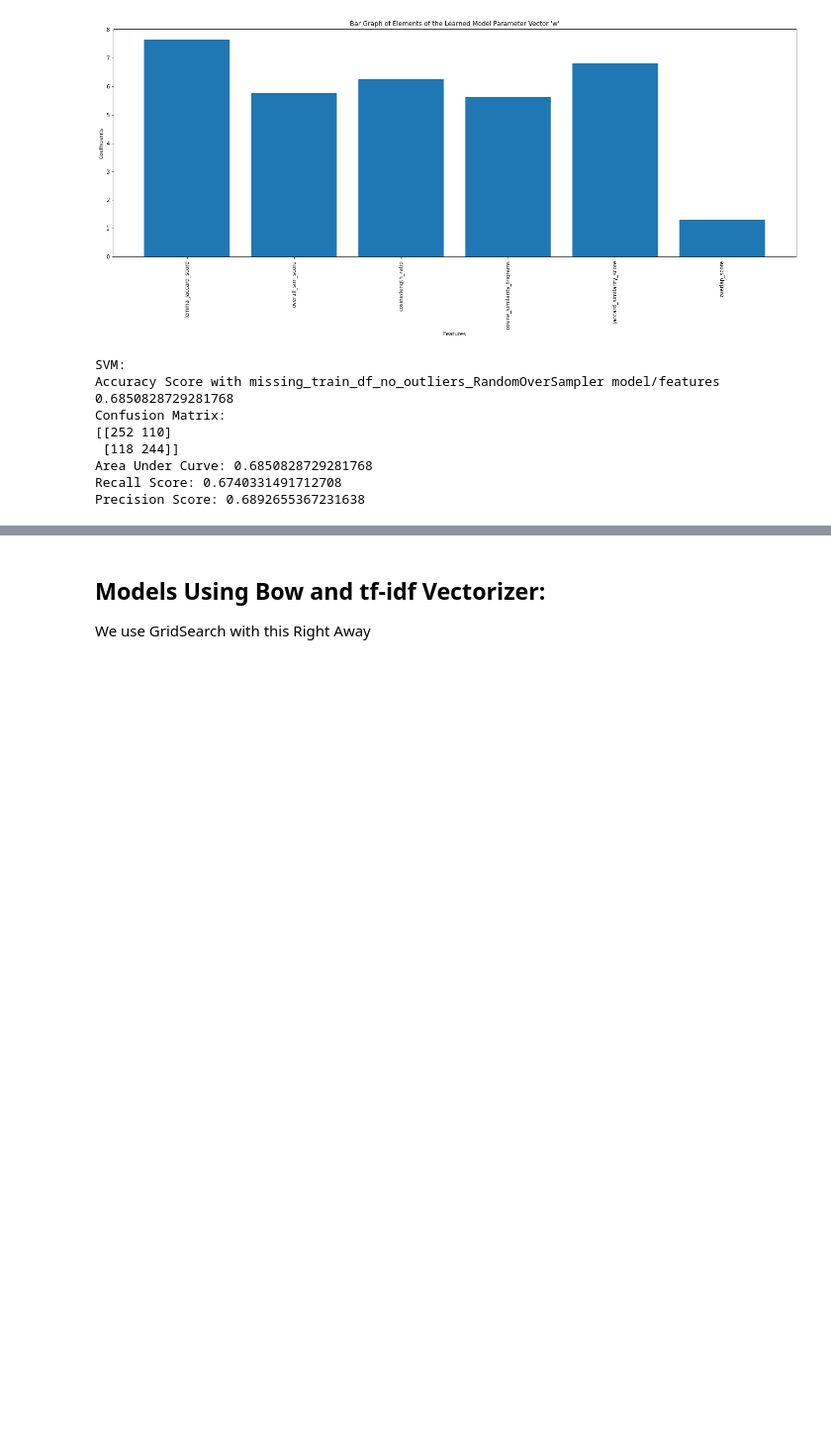
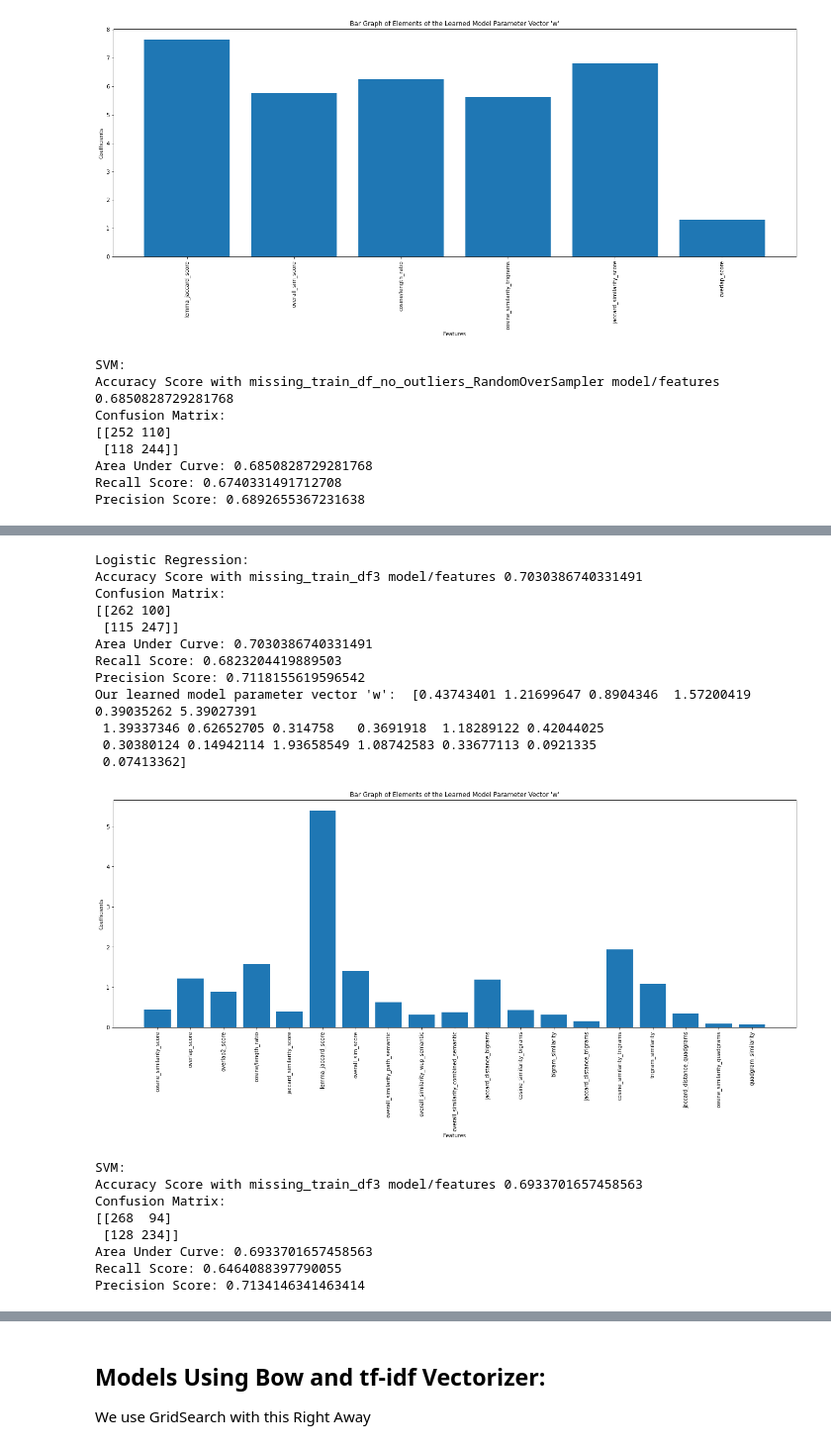
Before and after one commit to aagarwal17/MLMidTerm, a Jupyter notebook: Code/Model.ipynb, the cells around one changed output, grey strips where cells are left out. Shown at 99% size. Cells and saved outputs as stored; diff of their text form; code cells hidden in the pictures; blank space fills up the shorter version.

```diff
--- a/Code/Model.ipynb
+++ b/Code/Model.ipynb
@@ -1540,0 +1578,37 @@ Precision Score: 0.6892655367231638
+# %%
+#With all ngrams no normalization:
+x_train = train_df_3.drop(['classification'], axis=1).values
+y_train = train_df_3['classification'].values
+x_train_val = dev_df.drop(['classification'], axis=1).values
+y_train_val = dev_df['classification'].values
+
+rus = RandomOverSampler(random_state=123)
+rus.fit(x_train, y_train)
+X_resampled, y_resampled = rus.fit_resample(x_train, y_train)
+
+print('Logistic Regression:')
+model_simple = simple_logistic_classify(X_resampled, y_resampled, x_train_val, y_train_val, missing_train_df_no_outliers.drop(['classification'], axis=1).columns,'missing_train_df3')
+print('SVM:')
+model_simple2 = simple_svm_classify(X_resampled, y_resampled, x_train_val, y_train_val, 'missing_train_df3')
+# %% [output]
+Logistic Regression:
+Accuracy Score with missing_train_df3 model/features 0.7030386740331491
+Confusion Matrix:
+[[262 100]
+ [115 247]]
+Area Under Curve: 0.7030386740331491
+Recall Score: 0.6823204419889503
+Precision Score: 0.7118155619596542
+Our learned model parameter vector 'w':  [0.43743401 1.21699647 0.8904346  1.57200419 0.39035262 5.39027391
+ 1.39337346 0.62652705 0.314758   0.3691918  1.18289122 0.42044025
+ 0.30380124 0.14942114 1.93658549 1.08742583 0.33677113 0.0921335
+ 0.07413362]
+[figure, added]
+SVM:
+Accuracy Score with missing_train_df3 model/features 0.6933701657458563
+Confusion Matrix:
+[[268  94]
+ [128 234]]
+Area Under Curve: 0.6933701657458563
+Recall Score: 0.6464088397790055
+Precision Score: 0.7134146341463414
```
Also changed, not shown: parts of 40 cells of this notebook, 55 other files.
